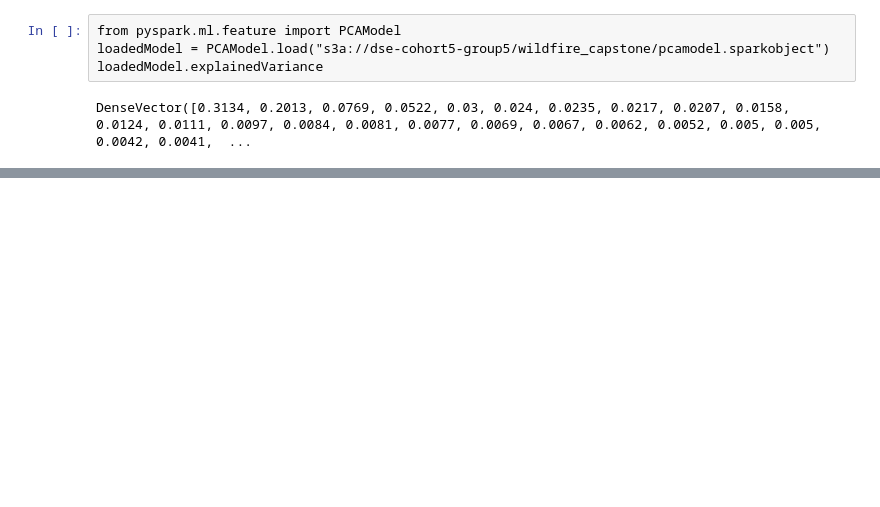
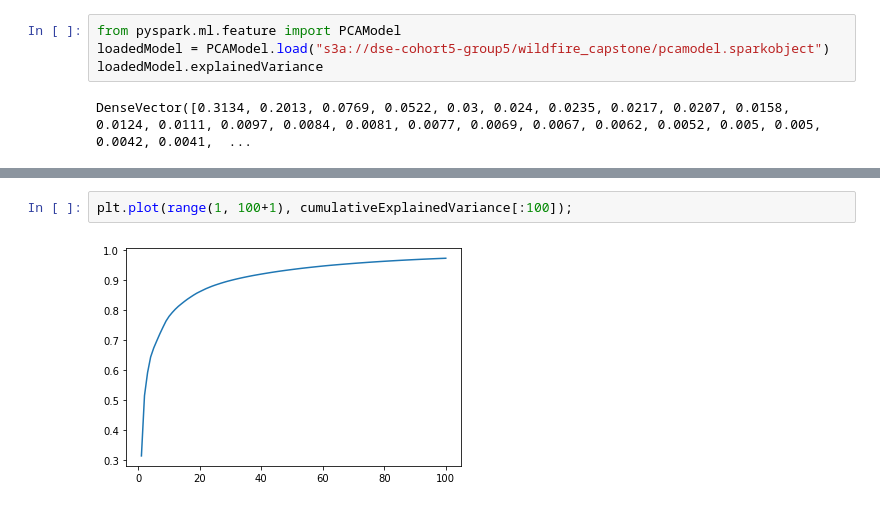
Before and after one commit to MCGallaspy/mas_dse_capstone, a Jupyter notebook: notebooks/emr/2. Analysis of PCA results.ipynb, the cells around one changed output, grey strips where cells are left out. Cells and saved outputs as stored; diff of their text form; blank space fills up the shorter version.

```diff
--- a/notebooks/emr/2. Analysis of PCA results.ipynb
+++ b/notebooks/emr/2. Analysis of PCA results.ipynb
@@ -79,0 +36,4 @@ defaultdict(<class 'int'>, {3: 5678702, 4: 5270186, 6: 5259679, 10: 4707350, 2:
+# %%
+plt.plot(range(1, 100+1), cumulativeExplainedVariance[:100]);
+# %% [output]
+[figure, added]
```
Also changed, not shown: parts of 19 cells of this notebook.
